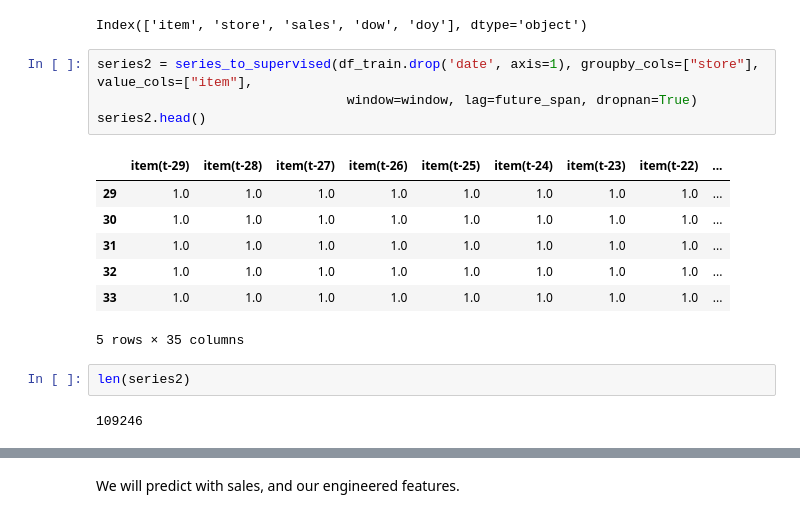
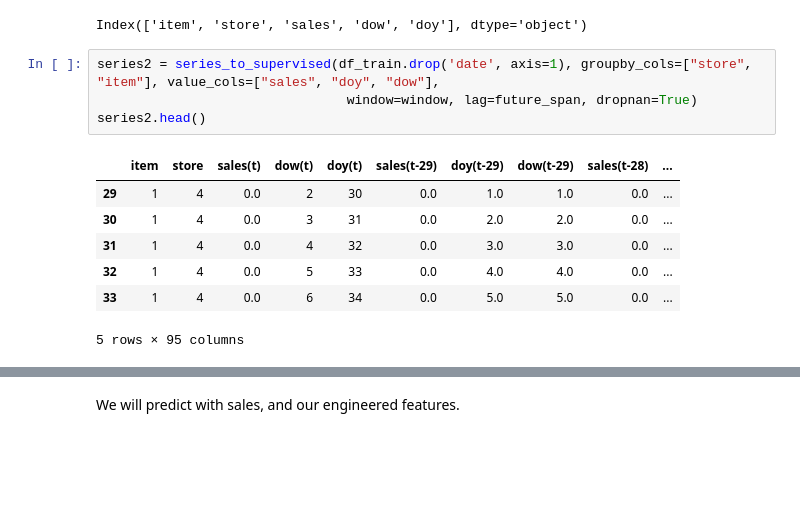
Before and after one commit to vahidnourbakhsh/TSVault, a Jupyter notebook: ds_beach_demand_nlp.ipynb, the cells around one changed output, grey strips where cells are left out. Saved outputs shown, nothing was run; the diff lists cells and outputs as text; blank space fills up the shorter version.

```diff
--- a/ds_beach_demand_nlp.ipynb
+++ b/ds_beach_demand_nlp.ipynb
@@ -240,18 +237,14 @@ df_train.drop('date', axis=1).columns
 # %% [output]
 Index(['item', 'store', 'sales', 'dow', 'doy'], dtype='object')
 # %%
-series2 = series_to_supervised(df_train.drop('date', axis=1), groupby_cols=["store"], value_cols=["item"],
+series2 = series_to_supervised(df_train.drop('date', axis=1), groupby_cols=["store", "item"], value_cols=["sales", "doy", "dow"],
                                 window=window, lag=future_span, dropnan=True)
 series2.head()
 # %% [output]
-|  | item(t-29) | item(t-28) | item(t-27) | item(t-26) | item(t-25) | item(t-24) | item(t-23) | item(t-22) | ... |
-| 29 | 1.0 | 1.0 | 1.0 | 1.0 | 1.0 | 1.0 | 1.0 | 1.0 | ... |
-| 30 | 1.0 | 1.0 | 1.0 | 1.0 | 1.0 | 1.0 | 1.0 | 1.0 | ... |
-| 31 | 1.0 | 1.0 | 1.0 | 1.0 | 1.0 | 1.0 | 1.0 | 1.0 | ... |
-| 32 | 1.0 | 1.0 | 1.0 | 1.0 | 1.0 | 1.0 | 1.0 | 1.0 | ... |
-| 33 | 1.0 | 1.0 | 1.0 | 1.0 | 1.0 | 1.0 | 1.0 | 1.0 | ... |
+|  | item | store | sales(t) | dow(t) | doy(t) | sales(t-29) | doy(t-29) | dow(t-29) | sales(t-28) | ... |
+| 29 | 1 | 4 | 0.0 | 2 | 30 | 0.0 | 1.0 | 1.0 | 0.0 | ... |
+| 30 | 1 | 4 | 0.0 | 3 | 31 | 0.0 | 2.0 | 2.0 | 0.0 | ... |
+| 31 | 1 | 4 | 0.0 | 4 | 32 | 0.0 | 3.0 | 3.0 | 0.0 | ... |
+| 32 | 1 | 4 | 0.0 | 5 | 33 | 0.0 | 4.0 | 4.0 | 0.0 | ... |
+| 33 | 1 | 4 | 0.0 | 6 | 34 | 0.0 | 5.0 | 5.0 | 0.0 | ... |
-5 rows × 35 columns
+5 rows × 95 columns
-# %%
-len(series2)
-# %% [output]
-109246
```
Also changed, not shown: parts of 18 cells of this notebook.
